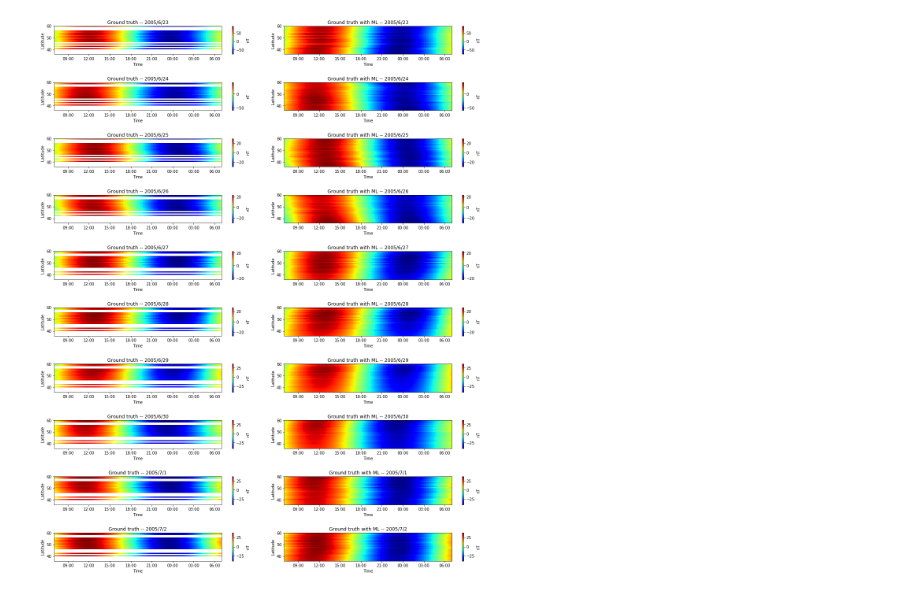
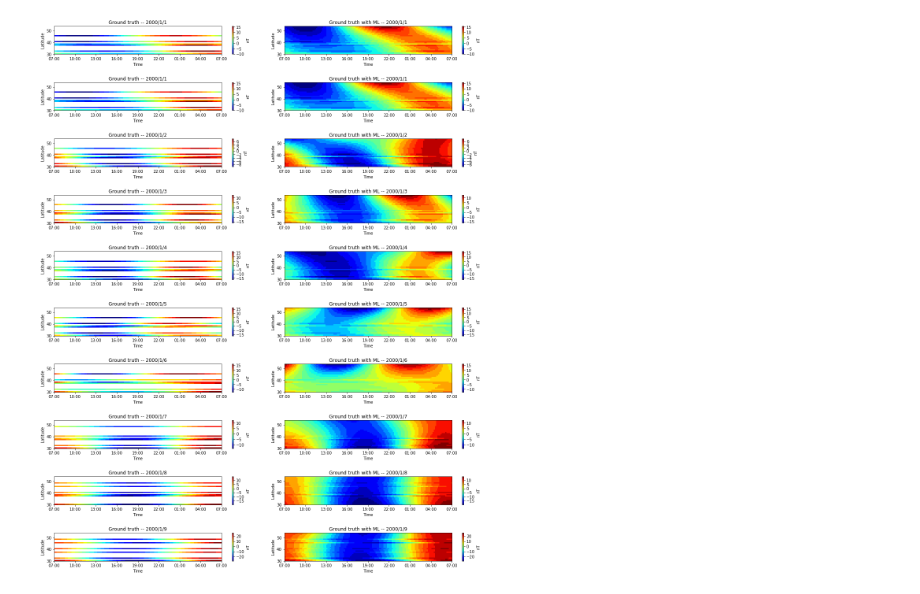
Before and after one commit to Pierre-LaurentC/Generative_Adversarial_Network, a Jupyter notebook: DisplayDataset.ipynb, the cells around one changed output. Saved outputs shown, nothing was run; the diff lists cells and outputs as text; code cells hidden in the pictures.

Commit message:
Adapting Display_dataset to the new infos array's shape
now shaped (10, )

```diff
--- a/DisplayDataset.ipynb
+++ b/DisplayDataset.ipynb
@@ -7,36 +7,36 @@ import datetime
 def DisplayGraphWithInfos(array, infos, title, axs, axy, axn, fig):
     x_lims = list()
     x_lims.append(infos[0]+datetime.timedelta(hours=7))
-    x_lims.append(x_lims[0]+datetime.timedelta(days=infos[5]))
+    x_lims.append(x_lims[0]+datetime.timedelta(days=infos[7]))
     x_lims = mdates.date2num(x_lims)
     axs[axy][axn].xaxis_date()
-    axs[axy][axn].imshow(array, origin='lower', cmap=plt.get_cmap('jet') , aspect='auto',extent=[x_lims[0],x_lims[1],infos[2],infos[1]])
+    axs[axy][axn].imshow(array, origin='lower', cmap=plt.get_cmap('jet',20) , aspect='auto',extent=[x_lims[0],x_lims[1],infos[2],infos[1]])
     x_lims = mdates.DateFormatter("%H:%M")
     axs[axy][axn].xaxis.set_major_formatter(x_lims)
     axs[axy][axn].set_title("{} -- {}/{}/{}".format(title, infos[0].year, infos[0].month, infos[0].day))
     axs[axy][axn].set_xlabel("Time")
     axs[axy][axn].set_ylabel("Latitude")
-    sm = plt.cm.ScalarMappable(cmap=plt.get_cmap('jet'), norm=plt.Normalize(vmin=infos[4], vmax=infos[3]))
+    sm = plt.cm.ScalarMappable(cmap=plt.get_cmap('jet'), norm=plt.Normalize(vmin=infos[6], vmax=infos[5]))
     sm._A = []
     clb=fig.colorbar(sm, ax=axs[axy][axn])
     clb.set_label("nT")
 # %%
-epoch = 2000
-# path = "../TrainingDataset/x_train/"
+epoch = 0
+localFileName = "../TrainingDataset/x_train/"
 mountFileName = '../../../Desktop/IRAP_mount/TrainingDataset/x_train/'
 numberOfPlots = 10
 fig, axs = plt.subplots(numberOfPlots,2, figsize=(25, 10), facecolor='w', edgecolor='k')
 fig.subplots_adjust(hspace = 1., wspace=.1)
 
 axs = axs.ravel().reshape(numberOfPlots,2)
 fig.set_size_inches(20,25)
 
 for i in range(numberOfPlots):
-    trainingArray = np.load('{}Y2_{}.npy'.format(mountFileName, epoch+i), allow_pickle=True, encoding="latin1")
+    trainingArray = np.load('{}y2_{}.npy'.format(localFileName, epoch+i), allow_pickle=True, encoding="latin1")
     DisplayGraphWithInfos(trainingArray[0], trainingArray[2], "Ground truth", axs, i, 0, fig)
     DisplayGraphWithInfos(trainingArray[1], trainingArray[2], "Ground truth with ML", axs, i, 1, fig)
 
 fig.show()
 fig.savefig("DisplayDataset.png")
 # %% [output]
-[figure, old version]
+[figure, new version]
```
Also changed, not shown: 2 other files.
